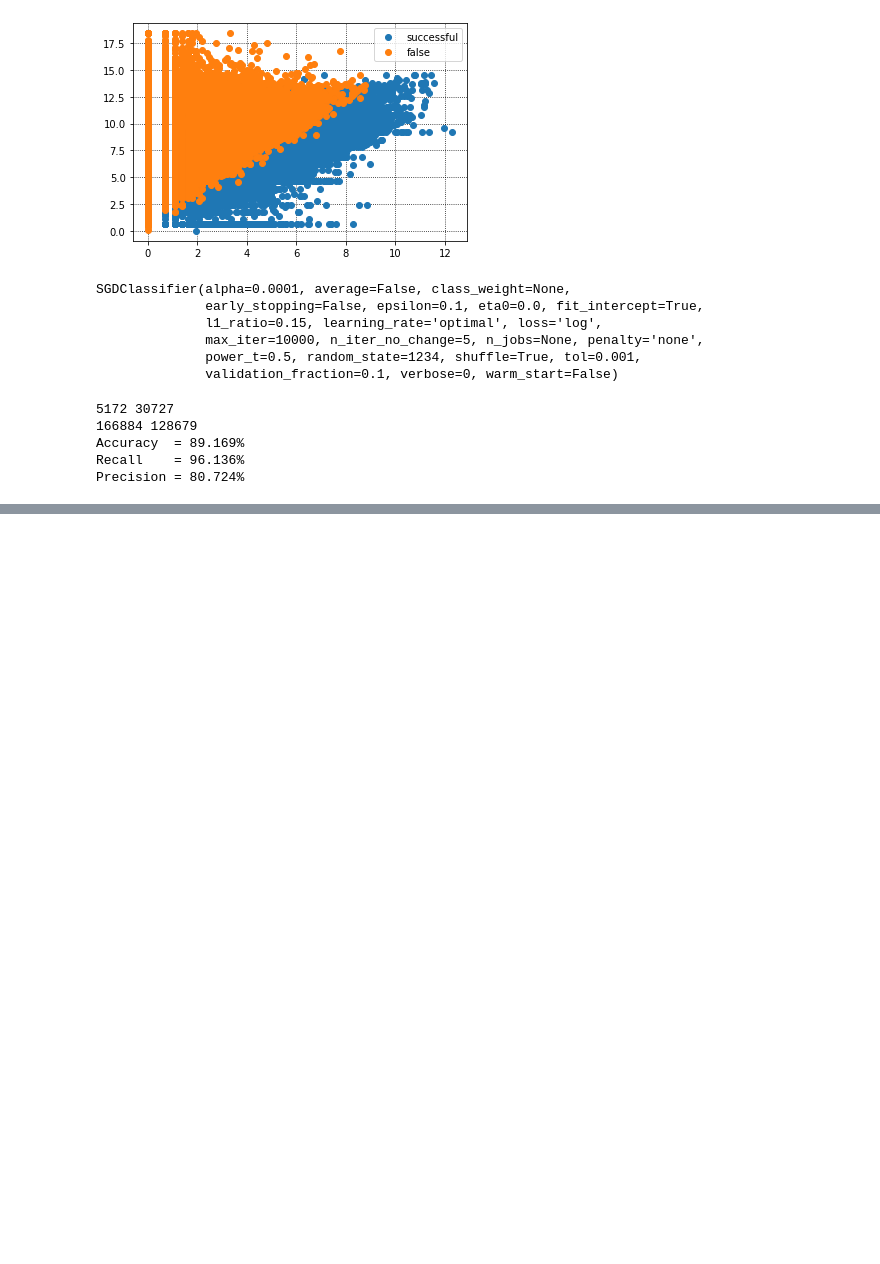
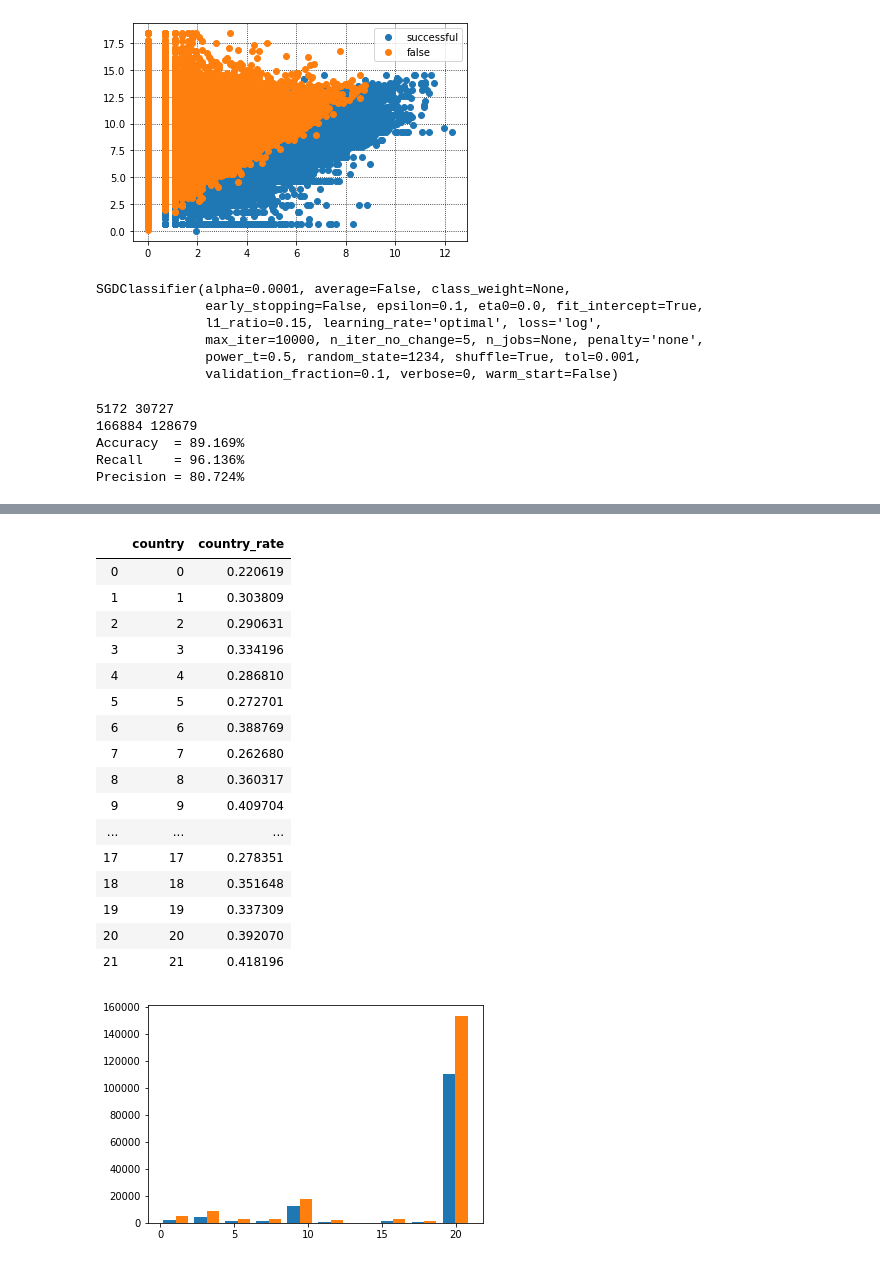
Before and after one commit to CentralEden/mlStudy, a Jupyter notebook: KickstarterProjects/kickstarter.ipynb, the cells around one changed output, grey strips where cells are left out. Drawn from its saved outputs; the diff is of its cells as text; code cells hidden in the pictures; blank space fills up the shorter version.

```diff
--- a/KickstarterProjects/kickstarter.ipynb
+++ b/KickstarterProjects/kickstarter.ipynb
@@ -245,0 +256,33 @@ Precision = 80.724%
+# %%
+#'country'ごとにグループ化し、平均をとったデータフレームを作成する
+df_f18_gb_ct = df_f18_SorF.groupby('country',as_index=False)
+df_f18_gb_ct_mn = df_f18_gb_ct.mean()
+
+#'state'は成功が'1',失敗が'0'なので、'country'毎の'state'の平均は
+#その国の成功する割合（確率）と等価なので名称変更
+df_f18_gb_ct_mn = df_f18_gb_ct_mn.rename(columns={'state': 'country_rate'})
+display(df_f18_gb_ct_mn[['country','country_rate']])
+
+#元のデータフレームに、国ごとの成功する確率を結合
+df_f18_SorF = pd.merge(df_f18_SorF, df_f18_gb_ct_mn[['country','country_rate']], on='country')
+plt.hist([df_f18_S["country"], df_f18_F["country"]], stacked=False)
+plt.show()
+# %% [output]
+|  | country | country_rate |
+| 0 | 0 | 0.220619 |
+| 1 | 1 | 0.303809 |
+| 2 | 2 | 0.290631 |
+| 3 | 3 | 0.334196 |
+| 4 | 4 | 0.286810 |
+| 5 | 5 | 0.272701 |
+| 6 | 6 | 0.388769 |
+| 7 | 7 | 0.262680 |
+| 8 | 8 | 0.360317 |
+| 9 | 9 | 0.409704 |
+| ... | ... | ... |
+| 17 | 17 | 0.278351 |
+| 18 | 18 | 0.351648 |
+| 19 | 19 | 0.337309 |
+| 20 | 20 | 0.392070 |
+| 21 | 21 | 0.418196 |
+[figure, added]
```
Also changed, not shown: parts of 8 cells of this notebook.
